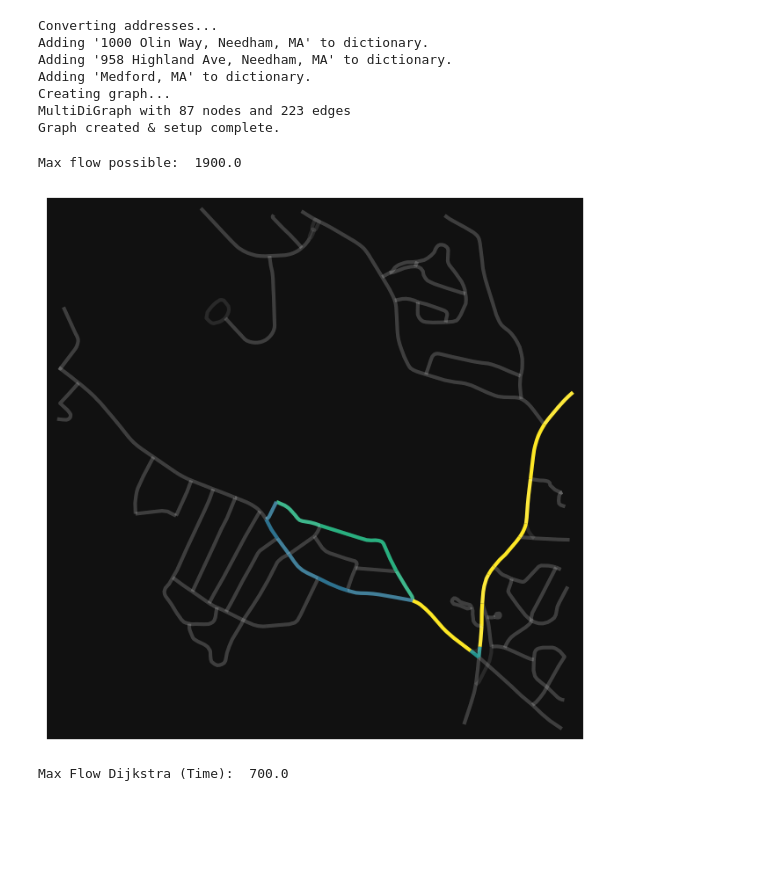
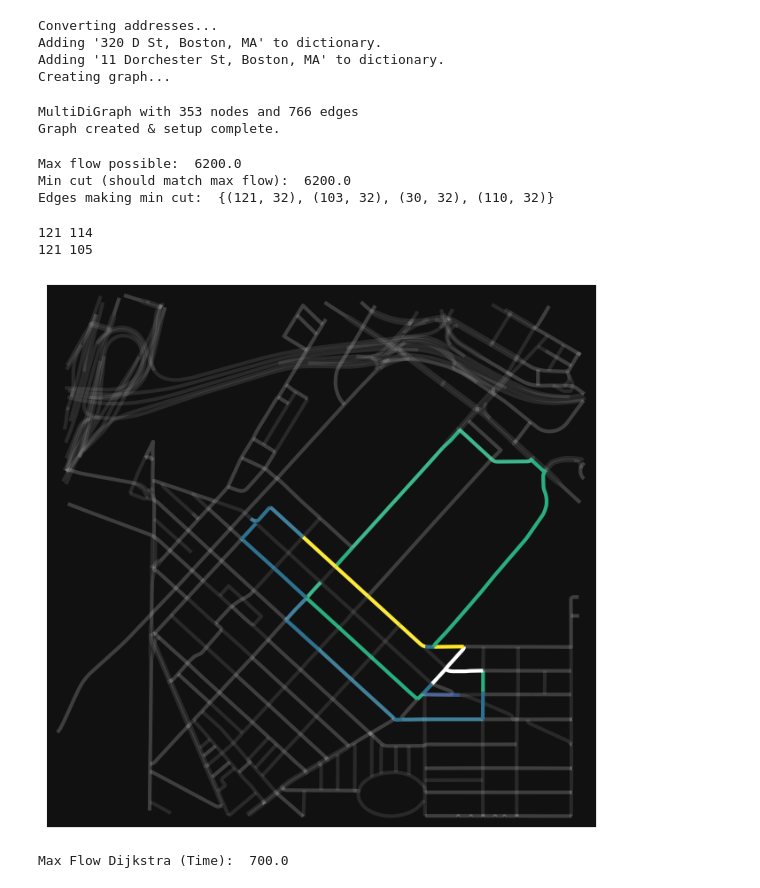
Before and after one commit to osalih1/traffic-flow-optimization, a Jupyter notebook: runner.ipynb, the cells around one changed output. Saved outputs shown, nothing was run; the diff lists cells and outputs as text; code cells hidden in the pictures; blank space fills up the shorter version.

Commit message:
Add mincut implementation

```diff
--- a/runner.ipynb
+++ b/runner.ipynb
@@ -17,7 +17,7 @@ address_list2 = [
     '11 Dorchester St, Boston, MA'
 ]
 
-address_list = address_list1
+address_list = address_list2 # Switch to address_list1 or any others for new set of nodes
 
 # Create ShortestPath object and initialize graph
 alg = ShortestPath(address_list, 1000)
@@ -28,48 +28,70 @@ start_id = alg.nearest_node(start)
 end_id = alg.nearest_node(end)
 # %% [output]
 Converting addresses...
-Adding '1000 Olin Way, Needham, MA' to dictionary.
-Adding '958 Highland Ave, Needham, MA' to dictionary.
-Adding 'Medford, MA' to dictionary.
+Adding '320 D St, Boston, MA' to dictionary.
+Adding '11 Dorchester St, Boston, MA' to dictionary.
 Creating graph...
-MultiDiGraph with 87 nodes and 223 edges
-Graph created & setup complete.
+MultiDiGraph with 353 nodes and 766 edges
+Graph created & setup complete.
 # %%
 # Find max flow from start to end and add flow to graph attributes
 max_flow, flowDict = alg.max_flow_path(start, end)
 actual_flow = ox.graph_to_gdfs(alg.graph, nodes=False)['actual_flow'].fillna(0)
 nx.set_edge_attributes(alg.graph, actual_flow, 'actual_flow')
 print("Max flow possible: ", max_flow)
+
+# Find min cut edges (bottleneck)
+cut_value, partition, cutset = alg.min_cut(start, end)
+print("Min cut (should match max flow): ", cut_value)
+print("Edges making min cut: ", cutset)
 # %% [output]
-Max flow possible:  1900.0
+Max flow possible:  6200.0
+Min cut (should match max flow):  6200.0
+Edges making min cut:  {(121, 32), (103, 32), (30, 32), (110, 32)}
 # %%
 import pandas as pd
 import matplotlib
 
 # Map actual flow to color gradient
 colors = ox.plot.get_edge_colors_by_attr(alg.graph, attr="actual_flow", cmap="viridis")
 
 edge_has_flow = []
 
 # Create list of 0/1 representing if that edge has flow or not
 for u, v, ind in alg.graph.edges:
-    if alg.graph[u][v][ind]['actual_flow'] == 0.0:
+    if u == 121:
+        print(u, v)
+    if (u, v) in cutset:
+        edge_has_flow.append(2)
+    elif alg.graph[u][v][ind]['actual_flow'] == 0.0:
         edge_has_flow.append(1)
     else:
         edge_has_flow.append(0)
 
 # Edit color so that 0.0 flow maps to translucent white, not the purple from viridis's 0
+# Min cut values currently map to (1, 1, 1, 1) and are very bright. Comment out this section
+# And uncomment the next one to ignore mincut for the graph
 for index, value in colors.items():
     if edge_has_flow[0] == 1:
         colors[index] = (1, 1, 1, 0.1)
+    elif edge_has_flow[0] == 2:
+        colors[index] = (1, 1, 1, 1)
     edge_has_flow.pop(0)
+
+# Uncomment this section and comment the above one to ignore mincut
+# for index, value in colors.items():
+#     if edge_has_flow[0] == 1:
+#         colors[index] = (1, 1, 1, 0.1)
+#     edge_has_flow.pop(0)
 
 # Plot max flow path with color gradient and save image
 fig, ax = ox.plot_graph(alg.graph, node_size=0, edge_linewidth =3, edge_color=colors)
 fig.colorbar(matplotlib.cm.ScalarMappable(cmap="viridis"), ax=ax)
 fig.savefig("MaxFlow.png")
 # %% [output]
+121 114
+121 105
-[figure, old version]
+[figure, new version]
 # %%
 # OSMnx Dijkstra's by Travel Time
 dijkstra_shortest_path_list_time = alg.d_shortest_path(address_list[0], address_list[1], weight="travel_time")
```
Also changed, not shown: 1 other file.
